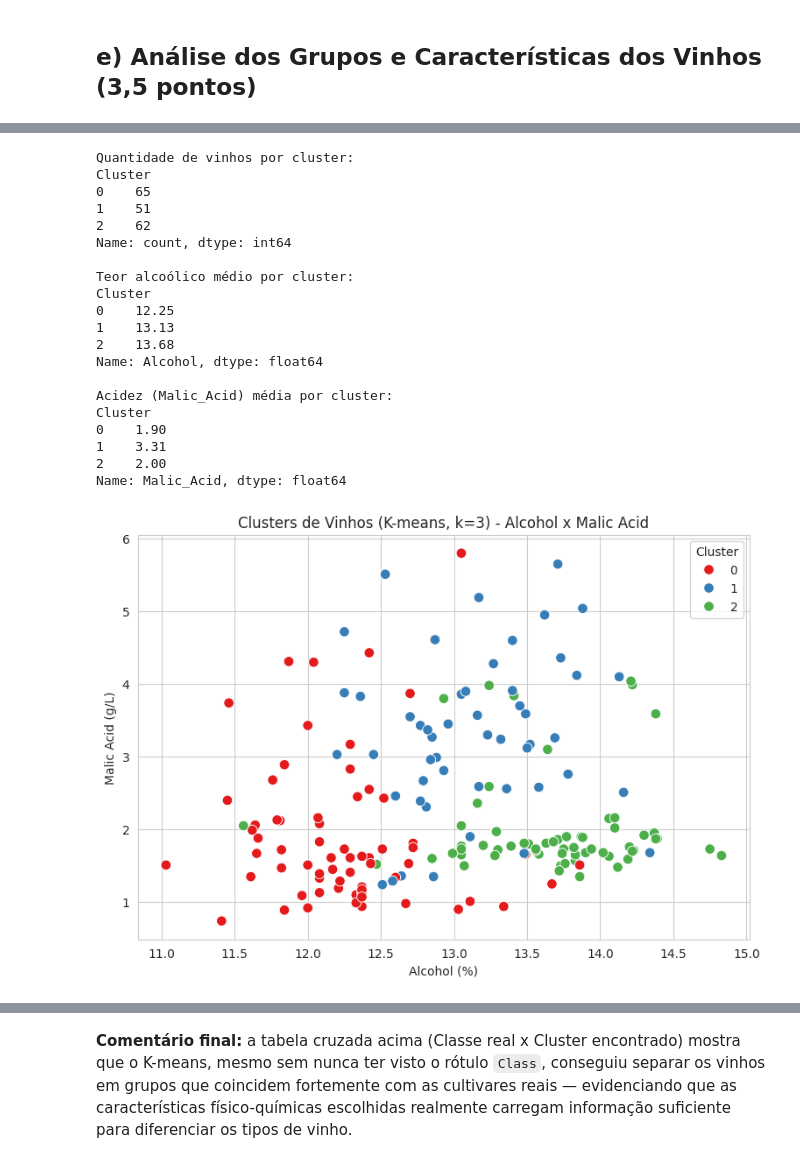
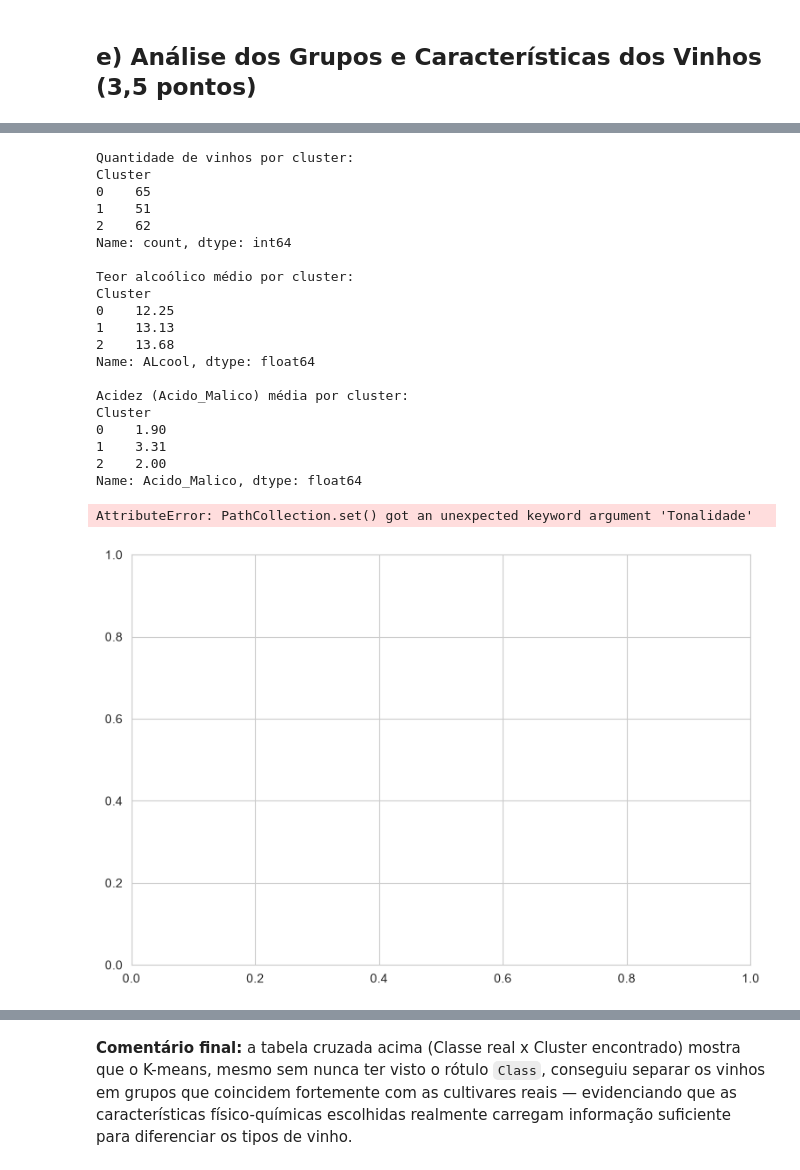
Before and after one commit to linogustavoestudos-cpu/checkpoint5-wine, a Jupyter notebook: Checkpoint5_GustavoLino_RM574157.ipynb, the cells around one changed output, grey strips where cells are left out. Drawn from its saved outputs; the diff is of its cells as text; code cells hidden in the pictures.

```diff
--- a/Checkpoint5_GustavoLino_RM574157.ipynb
+++ b/Checkpoint5_GustavoLino_RM574157.ipynb
@@ -40,12 +43,12 @@ df = pd.read_csv("wines.csv")
 
 # Renomeando as colunas para nomes mais legíveis (mesmos atributos do wine.csv clássico)
 df.rename(columns={
-    'alcohol': 'Alcohol', 'malic_acid': 'Malic_Acid', 'ash': 'Ash',
-    'alcalinity_of_ash': 'Ash_Alcalinity', 'magnesium': 'Magnesium',
-    'total_phenols': 'Total_Phenols', 'flavanoids': 'Flavanoids',
+    'alcohol': 'ALcool', 'malic_acid': 'Acido_Malico', 'ash': 'Cinzas',
+    'alcalinity_of_ash': 'Alcalinidade_Cinzas', 'magnesium': 'Magnesio',
+    'total_phenols': 'Fenois_Totais', 'flavanoids': 'Flavanoids',
     'nonflavanoid_phenols': 'Nonflavanoid_Phenols', 'proanthocyanins': 'Proanthocyanins',
-    'color_intensity': 'Color_Intensity', 'hue': 'Hue',
-    'od280/od315_of_diluted_wines': 'OD280', 'proline': 'Proline', 'class': 'Class'
+    'color_intensity': 'Color_Intensity', 'hue': 'Tonalidade',
+    'od280/od315_of_diluted_wines': 'OD280', 'proline': 'Prolina', 'class': 'Classe'
 }, inplace=True)
 
 print("Dimensões do dataset:", df.shape)
@@ -451,15 +454,15 @@ perfil de vinho que ele representa.
 # %%
 # Removendo a coluna 'Class' (rótulo da cultivar de origem) — não deve ser usada no
 # agrupamento, pois o objetivo é agrupar SEM conhecimento prévio das classes reais.
-features = df.drop(columns=['Class'])
+features = df.drop(columns=['Classe'])
 print("Features utilizadas no clustering:", list(features.columns))
 
 # Verificando novamente valores nulos (já confirmado que não há)
 print("\nValores nulos:", features.isnull().sum().sum())
 
 # Padronização (StandardScaler): média 0, desvio padrão 1
-# Necessário porque o K-means usa distância euclidiana, e variáveis como 'Proline'
-# (escala de centenas) dominariam variáveis como 'Hue' (escala de 0 a 1) se não padronizadas.
+# Necessário porque o K-means usa distância euclidiana, e variáveis como 'Prolina'
+# (escala de centenas) dominariam variáveis como 'Tonalidade' (escala de 0 a 1) se não padronizadas.
 scaler = StandardScaler()
 X_scaled = scaler.fit_transform(features)
 
@@ -586,10 +589,10 @@ print(df['Cluster'].value_counts().sort_index())
 
 # Destacando as variáveis-chave pedidas no enunciado: teor alcoólico e acidez
 print("\nTeor alcoólico médio por cluster:")
-print(df.groupby('Cluster')['Alcohol'].mean().round(2))
+print(df.groupby('Cluster')['ALcool'].mean().round(2))
 
-print("\nAcidez (Malic_Acid) média por cluster:")
-print(df.groupby('Cluster')['Malic_Acid'].mean().round(2))
+print("\nAcidez (Acido_Malico) média por cluster:")
+print(df.groupby('Cluster')['Acido_Malico'].mean().round(2))
 # %% [output]
 Quantidade de vinhos por cluster:
 Cluster
@@ -603,26 +606,27 @@ Cluster
 0    12.25
 1    13.13
 2    13.68
-Name: Alcohol, dtype: float64
+Name: ALcool, dtype: float64
 
-Acidez (Malic_Acid) média por cluster:
+Acidez (Acido_Malico) média por cluster:
 Cluster
 0    1.90
 1    3.31
 2    2.00
-Name: Malic_Acid, dtype: float64
+Name: Acido_Malico, dtype: float64
 # %%
-# Visualização dos clusters em duas dimensões (Alcohol x Malic_Acid)
+# Visualização dos clusters em duas dimensões (ALcool x Acido_Malico)
 plt.figure(figsize=(9, 6))
-sns.scatterplot(data=df, x='Alcohol', y='Malic_Acid', hue='Cluster', palette='Set1', s=70)
-plt.title('Clusters de Vinhos (K-means, k=3) - Alcohol x Malic Acid')
-plt.xlabel('Alcohol (%)')
+sns.scatterplot(data=df, x='ALcool', y='Acido_Malico', Tonalidade='Cluster', palette='Set1', s=70)
+plt.title('Clusters de Vinhos (K-means, k=3) - ALcool x Malic Acid')
+plt.xlabel('ALcool (%)')
 plt.ylabel('Malic Acid (g/L)')
 plt.legend(title='Cluster')
 plt.savefig('clusters_scatter.png', dpi=110)
 plt.show()
 # %% [output]
+AttributeError: PathCollection.set() got an unexpected keyword argument 'Tonalidade'
-[figure, old version]
+[figure, new version]
 # %%
 # Heatmap comparativo do perfil médio de cada cluster (padronizado, para facilitar comparação)
 perfil_padronizado = pd.DataFrame(X_scaled, columns=features.columns)
```
Also changed, not shown: parts of 24 cells of this notebook.
